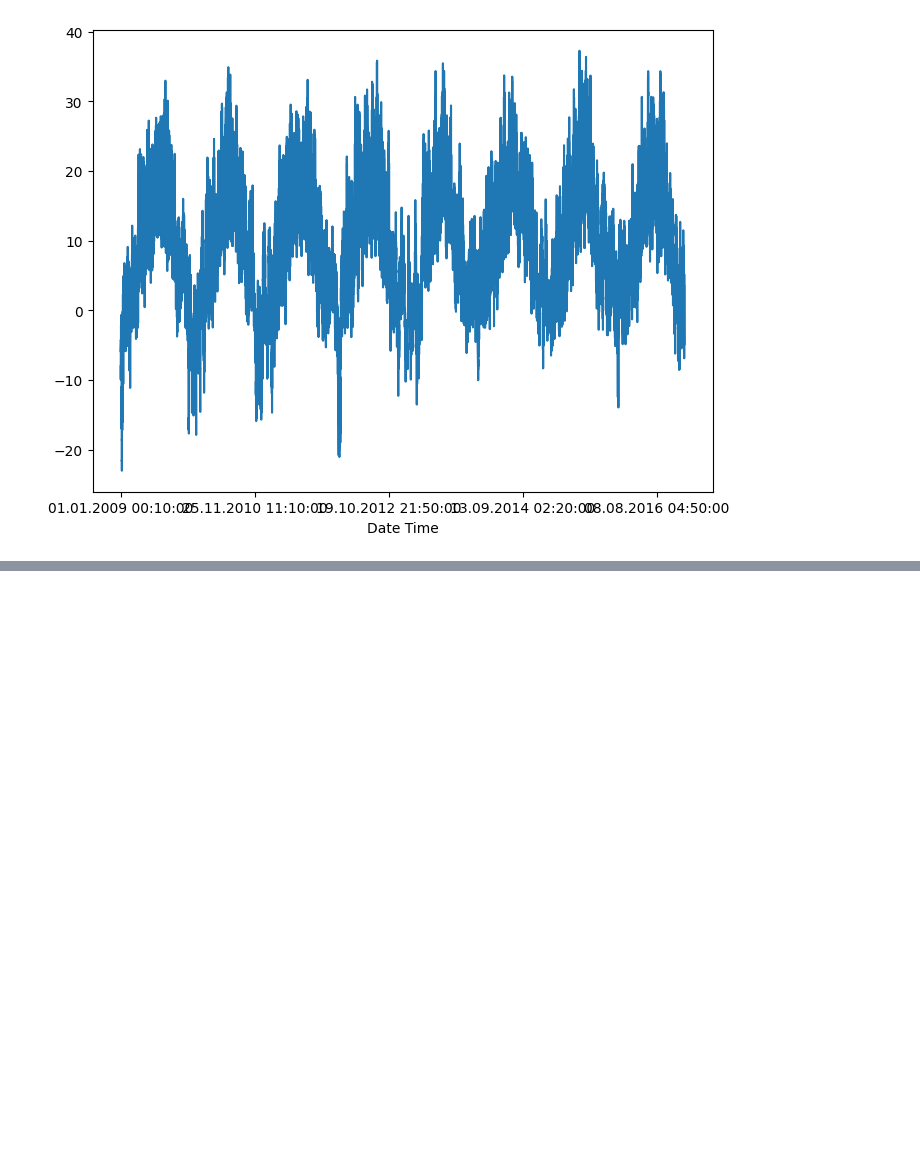
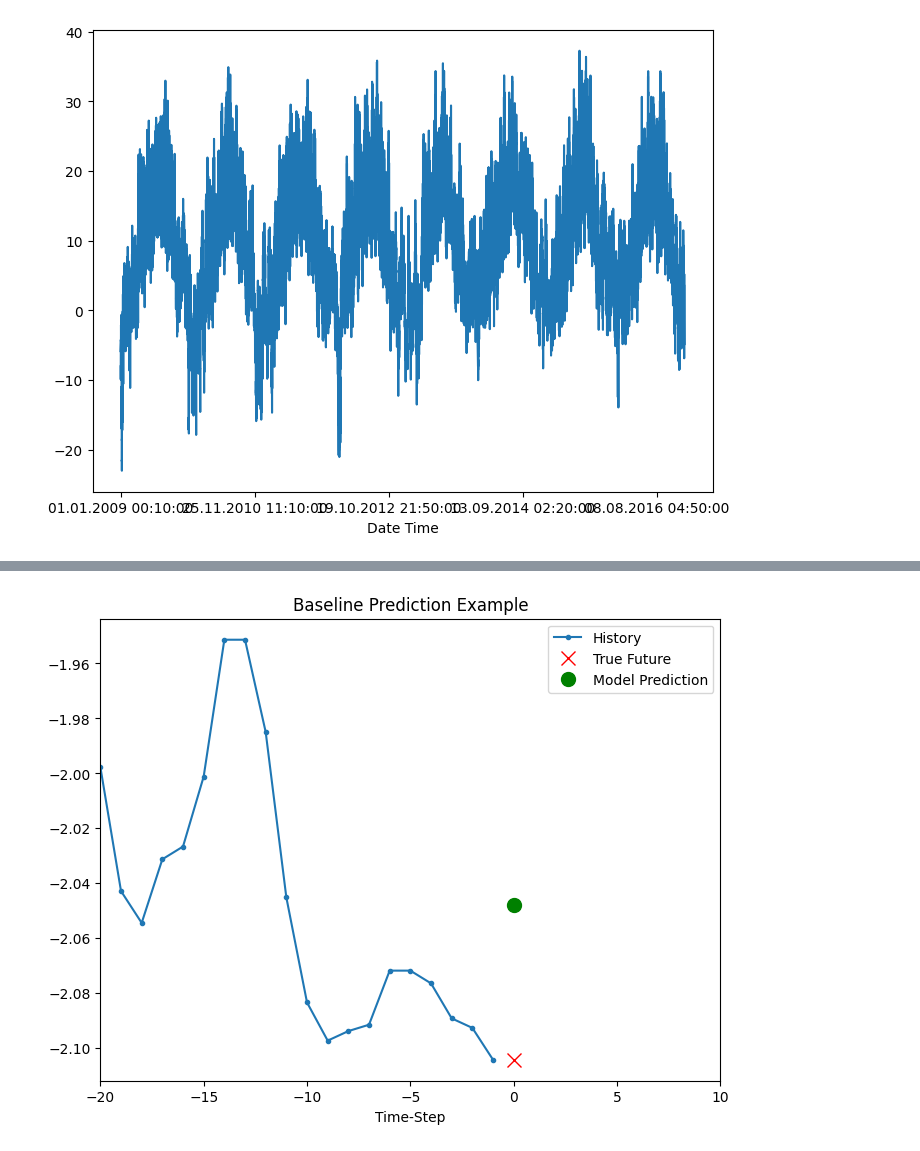
Before and after one commit to WalterPHD/Ai-Data, a Jupyter notebook: Keras.ipynb, the cells around one changed output, grey strips where cells are left out. Drawn from its saved outputs; the diff is of its cells as text; code cells hidden in the pictures; blank space fills up the shorter version.

```diff
--- a/Keras.ipynb
+++ b/Keras.ipynb
@@ -73,0 +143,7 @@ array([<Axes: xlabel='Date Time'>], dtype=object)
+# %%
+def baseline(history):
+  return np.mean(history)
+# %%
+
+show_plot([x_train_uni[0], y_train_uni[0], baseline(x_train_uni[0])], 0,'Baseline Prediction Example')
+# %% [output]
@@ -73,0 +151 @@ array([<Axes: xlabel='Date Time'>], dtype=object)
+[figure, added]
```
Also changed, not shown: parts of 87 cells of this notebook.
